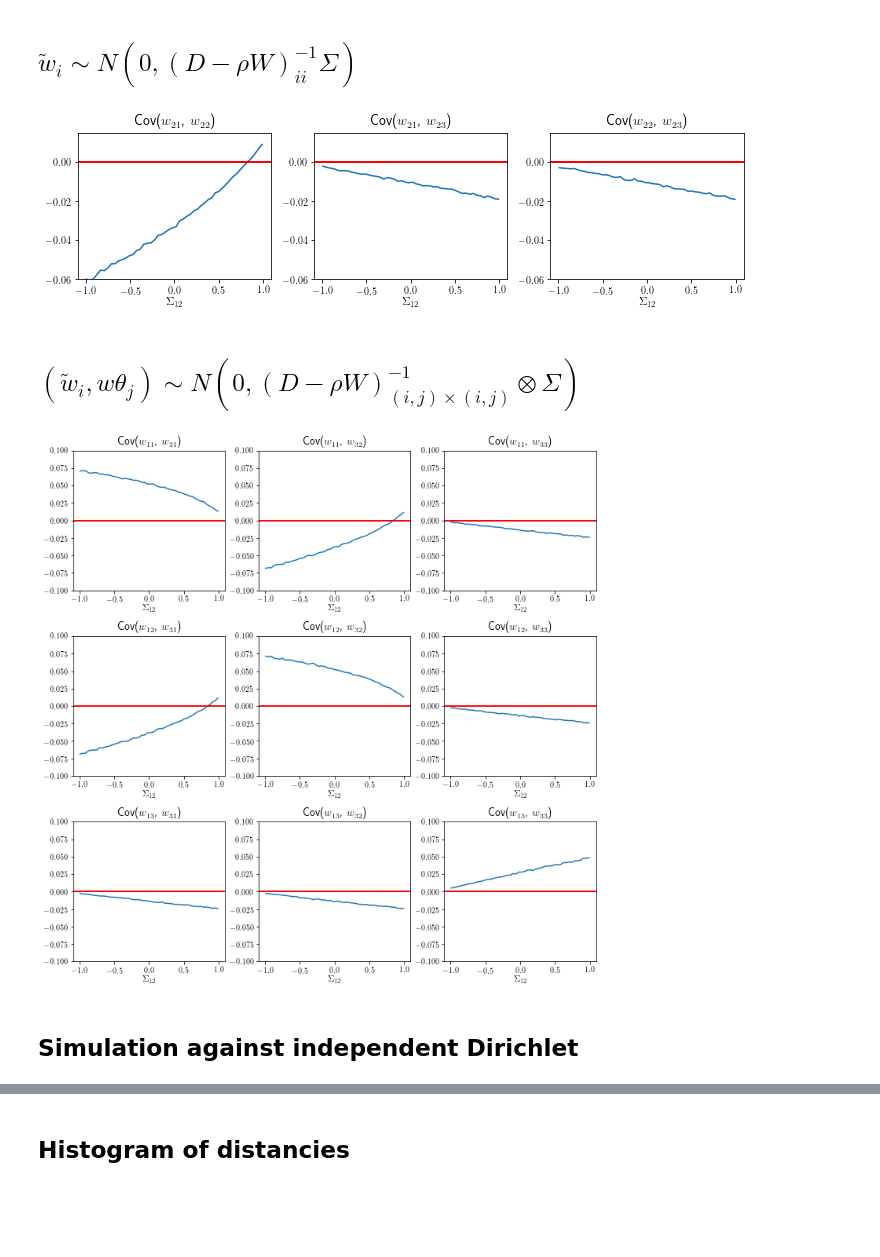
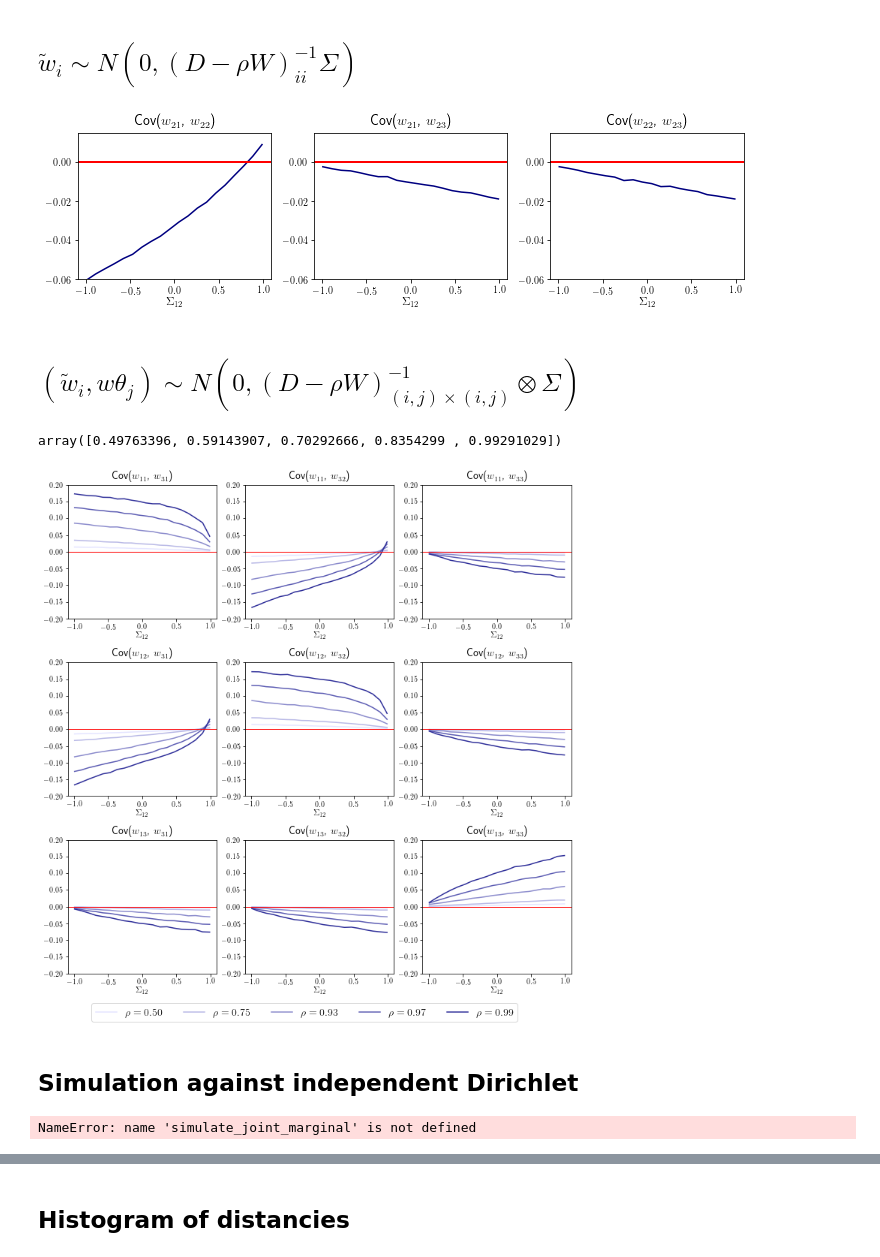
Before and after one commit to mberaha/spatial_mixtures, a Jupyter notebook: notebooks/Logitnormal MC simulations.ipynb, the cells around one changed output, grey strips where cells are left out. Cells and saved outputs as stored; diff of their text form; code cells hidden in the pictures; blank space fills up the shorter version.

Commit message:
i plot fanno schifo!

```diff
--- a/notebooks/Logitnormal MC simulations.ipynb
+++ b/notebooks/Logitnormal MC simulations.ipynb
@@ -9,6 +9,9 @@ import matplotlib
 matplotlib.rcParams['text.usetex'] = True
 TITLE_FONT_SIZE = 14
 AXIS_FONT_SIZE = 12
+
+import seaborn as sns
+palette = sns.light_palette("navy")
 # %%
 W = np.array([
     [0, 1, 1, 0, 0],
@@ -56,7 +59,7 @@ var = 1
 covs01 = []
 covs02 = []
 covs12 = []
-corrs = np.linspace(-0.99, 0.99, 50)
+corrs = np.linspace(-0.99, 0.99, 20)
 
 for corr in corrs:
     Sigma = np.array([[var, corr], [corr, var]])
@@ -67,15 +70,15 @@ for corr in corrs:
     covs12.append(sample_cov(draws[:, 1], draws[:, 2]))
 # %%
 fig, axes = plt.subplots(1, 3, figsize=(10, 3))
-axes[0].plot(corrs, covs01)
+axes[0].plot(corrs, covs01, color=palette[-1])
 axes[0].set_title(r"Cov($w_{{{%i}}1}$, $w_{{{%i}}2}$)" % (i, i), fontsize=TITLE_FONT_SIZE)
 axes[0].set_xlabel(r"$\Sigma_{12}$", fontsize=AXIS_FONT_SIZE)
 
-axes[1].plot(corrs, covs02)
+axes[1].plot(corrs, covs02, color=palette[-1])
 axes[1].set_title(r"Cov($w_{{{%i}}1}$, $w_{{{%i}}3}$)" % (i, i), fontsize=TITLE_FONT_SIZE)
 axes[1].set_xlabel(r"$\Sigma_{12}$", fontsize=AXIS_FONT_SIZE)
 
-axes[2].plot(corrs, covs12)
+axes[2].plot(corrs, covs12, color=palette[-1])
 axes[2].set_title(r"Cov($w_{{{%i}}2}$, $w_{{{%i}}3}$)" % (i, i), fontsize=TITLE_FONT_SIZE)
 axes[2].set_xlabel(r"$\Sigma_{12}$", fontsize=AXIS_FONT_SIZE)
 
@@ -86,7 +89,7 @@ plt.tight_layout()
 plt.savefig("../images/cov_w1.pdf")
 plt.show()
 # %% [output]
-[figure, old version]
+[figure, new version]
 # %% [markdown]
 ## $(\tilde w_i, w \theta_j)  \sim N(0, (D - \rho W)^{-1}_{(i,j) \times (i, j)}  \otimes \Sigma)$
 # %%
@@ -100,35 +103,51 @@ def simulate_joint_marginal(A, Sigma, i, j, nsamples):
     theta_i = np.apply_along_axis(inv_alr, 1, draws[:, :dim])
     theta_j = np.apply_along_axis(inv_alr, 1, draws[:, dim:])
     return theta_i, theta_j
+# %%
+np.logspace(0.6, 0.9, 5) / 8
+# %% [output]
+array([0.49763396, 0.59143907, 0.70292666, 0.8354299 , 0.99291029])
 # %%
 i = 0
 j = 2
 
-corrs = np.linspace(-0.99, 0.99, 50)
-covs = defaultdict(list)
-for corr in corrs:
-    Sigma = np.array([[var, corr], [corr, var]])
-    ws = simulate_joint_marginal(A, Sigma, i, j, 10000)
-    for l in range(3):
-        for m in range(3):
-            covs[(l, m)].append(sample_cov(ws[0][:, l], ws[1][:, m]))
+rhos = [0.5, 0.75, 0.925, 0.9725, 0.99]
+corrs = np.linspace(-0.99, 0.99, 20)
+covs_by_rho = []
+
+for rho in rhos:
+    A = np.linalg.inv(D - rho * W)
+    covs = defaultdict(list)
+    for corr in corrs:
+        Sigma = np.array([[var, corr], [corr, var]])
+        ws = simulate_joint_marginal(A, Sigma, i, j, 10000)
+        for l in range(3):
+            for m in range(3):
+                covs[(l, m)].append(sample_cov(ws[0][:, l], ws[1][:, m]))
+    covs_by_rho.append(covs)
 # %%
+import seaborn as sns
+
 fig, axes = plt.subplots(3, 3, figsize=(10, 10))
 
 for l in range(3):
     for m in range(3):
-        axes[l][m].plot(corrs, covs[(l, m)])
-        axes[l][m].set_title(r"Cov($w_{{{%i}} {{%i}}}$, $w_{{{%i}} {{%i}}}$)" % (i+1, l+1, j+1, m+1),
-                          fontsize=TITLE_FONT_SIZE)
-        axes[l][m].set_xlabel(r"$\Sigma_{12}$", fontsize=AXIS_FONT_SIZE)
-        axes[l][m].set_ylim(-0.1, 0.1)
-        axes[l][m].axhline(0, color="red", lw=2)
+        for k, rho in enumerate(rhos):
+            covs = covs_by_rho[k]
+            axes[l][m].plot(corrs, covs[(l, m)], color=palette[k], label=r"$\rho = {{%.2f}}$" % (rho))
+            axes[l][m].set_title(r"Cov($w_{{{%i}} {{%i}}}$, $w_{{{%i}} {{%i}}}$)" % (i+1, l+1, j+1, m+1),
+                              fontsize=TITLE_FONT_SIZE)
+            axes[l][m].set_xlabel(r"$\Sigma_{12}$", fontsize=AXIS_FONT_SIZE)
+            axes[l][m].set_ylim(-0.2, 0.2)
+            axes[l][m].axhline(0, color="red", lw=1)
 
 plt.tight_layout()
+axes[2][1].legend(loc="lower center", bbox_to_anchor=(0.4, -0.4), ncol=5, fontsize=AXIS_FONT_SIZE+2)
+
 plt.savefig("../images/cov_w1_w3.pdf")
 plt.show()
 # %% [output]
-[figure, old version]
+[figure, new version]
 # %% [markdown]
 ## Simulation against independent Dirichlet
 # %%
@@ -141,8 +160,11 @@ samplesDir1 = dirichlet.rvs([1, 1, 1], Nsamples)
 samplesDir2 = dirichlet.rvs([1, 1, 1], Nsamples)
 # %%
 corr = 0.5
+var = 1.0
 Sigma = np.array([[var, corr], [corr, var]])
 samplesLogit1, samplesLogit2 = simulate_joint_marginal(A, Sigma, 0, 1, Nsamples)
+# %% [output]
+NameError: name 'simulate_joint_marginal' is not defined
 # %%
 corners = np.array([[0, 0], [1, 0], [0.5, 0.75**0.5]])
 triangle = tri.Triangulation(corners[:, 0], corners[:, 1])
```
Also changed, not shown: parts of 17 cells of this notebook.
